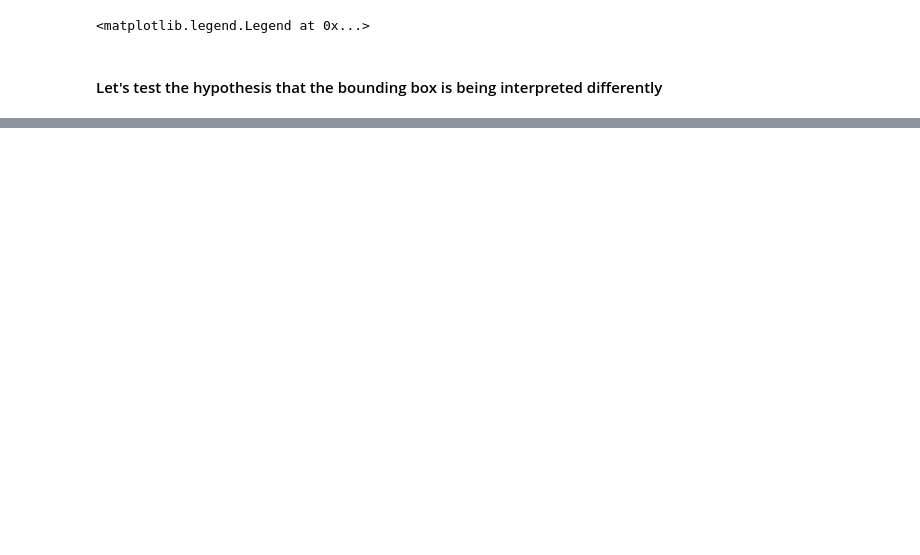
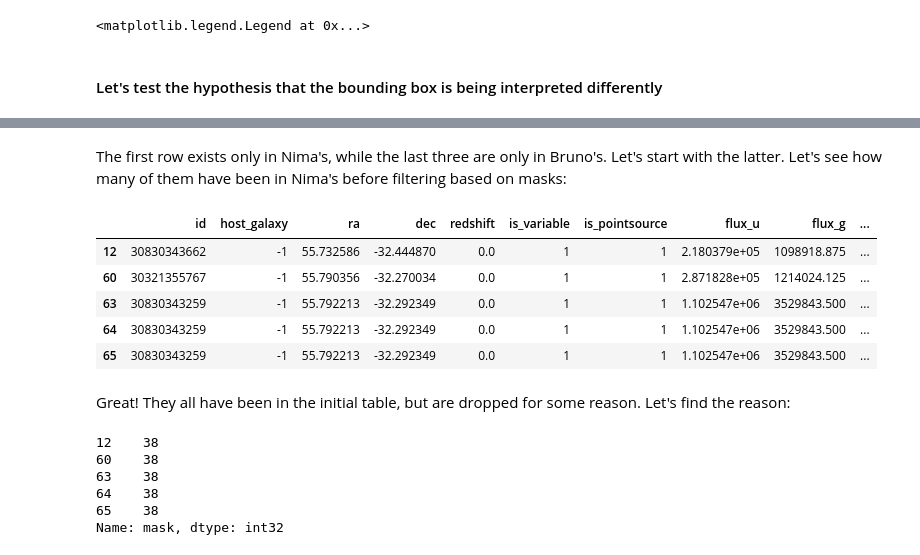
Before and after one commit to lsst-dm/ap_pipe-notebooks, a Jupyter notebook: notebooks/DM-40859.ipynb, the cells around one changed output, grey strips where cells are left out. Cells and saved outputs as stored; diff of their text form; code cells hidden in the pictures; blank space fills up the shorter version.

Commit message:
Add investigation of the remaining mismatches. They turned out to be masked: SAT|INTRP

```diff
--- a/notebooks/DM-40859.ipynb
+++ b/notebooks/DM-40859.ipynb
@@ -129,0 +205,20 @@ for i in range(4):
+# %%
+# Round the floating point values in columns on which we want to run the matching.
+
+truth.loc[:,'ra'] = truth['ra'].round(10)
+truth.loc[:,'dec'] = truth['dec'].round(10)
+Brunos.loc[:,'ra'] = Brunos['ra'].round(10)
+Brunos.loc[:,'dec'] = Brunos['dec'].round(10)
+# %%
+# Let's also convert all ids to string
+truth.loc[:,'id'] = truth['id'].astype(str)
+Brunos.loc[:,'id'] = Brunos['id'].astype(str)
+# %%
+r = truth.merge(Brunos, on=['ra','dec'],how='outer', indicator=True)
+
+mismatches = r[(r['_merge'] != 'both')]
+mismatch_coords = sci.getWcs().skyToPixelArray(ra=mismatches['ra'],dec=mismatches['dec'],degrees=True)
+
+INdices = LocalBBox.contains(mismatch_coords[0], mismatch_coords[1])
+in_mismatches = mismatches[INdices]
+in_mismatches
@@ -129,0 +231,23 @@ for i in range(4):
+# %% [markdown]
+The first row exists only in Nima's, while the last three are only in Bruno's.
+Let's start with the latter. Let's see how many of them have been in Nima's before filtering based on masks:
+# %%
+truth_all[truth_all.id.isin(in_mismatches.iloc[1:].id_y)]
+# %% [output]
+|  | id | host_galaxy | ra | dec | redshift | is_variable | is_pointsource | flux_u | flux_g | ... |
+| 12 | 30830343662 | -1 | 55.732586 | -32.444870 | 0.0 | 1 | 1 | 2.180379e+05 | 1098918.875 | ... |
+| 60 | 30321355767 | -1 | 55.790356 | -32.270034 | 0.0 | 1 | 1 | 2.871828e+05 | 1214024.125 | ... |
+| 63 | 30830343259 | -1 | 55.792213 | -32.292349 | 0.0 | 1 | 1 | 1.102547e+06 | 3529843.500 | ... |
+| 64 | 30830343259 | -1 | 55.792213 | -32.292349 | 0.0 | 1 | 1 | 1.102547e+06 | 3529843.500 | ... |
+| 65 | 30830343259 | -1 | 55.792213 | -32.292349 | 0.0 | 1 | 1 | 1.102547e+06 | 3529843.500 | ... |
+# %% [markdown]
+Great! They all have been in the initial table, but are dropped for some reason. Let's find the reason:
+# %%
+truth_all[truth_all.id.isin(in_mismatches.iloc[1:].id_y)]['mask']
+# %% [output]
+12    38
+60    38
+63    38
+64    38
+65    38
+Name: mask, dtype: int32
```
Also changed, not shown: parts of 16 cells of this notebook.
